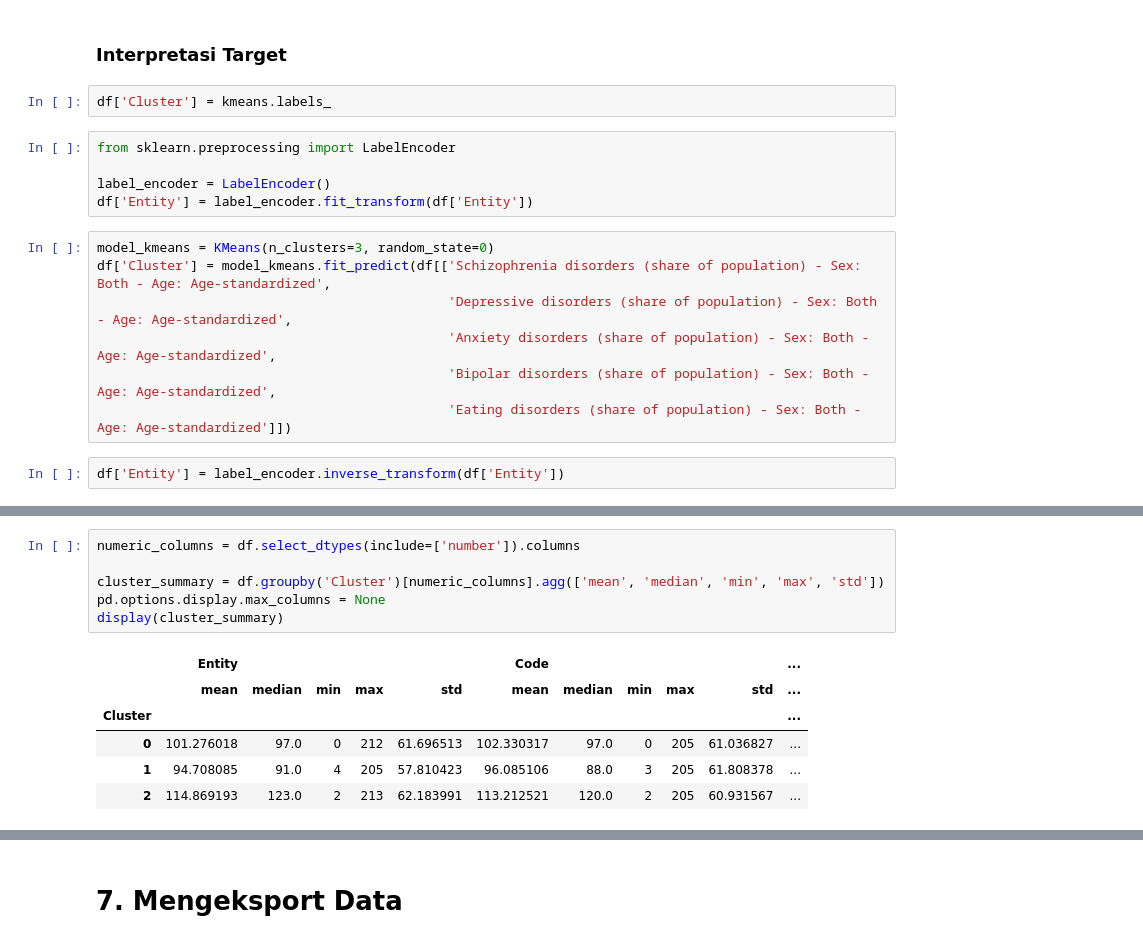
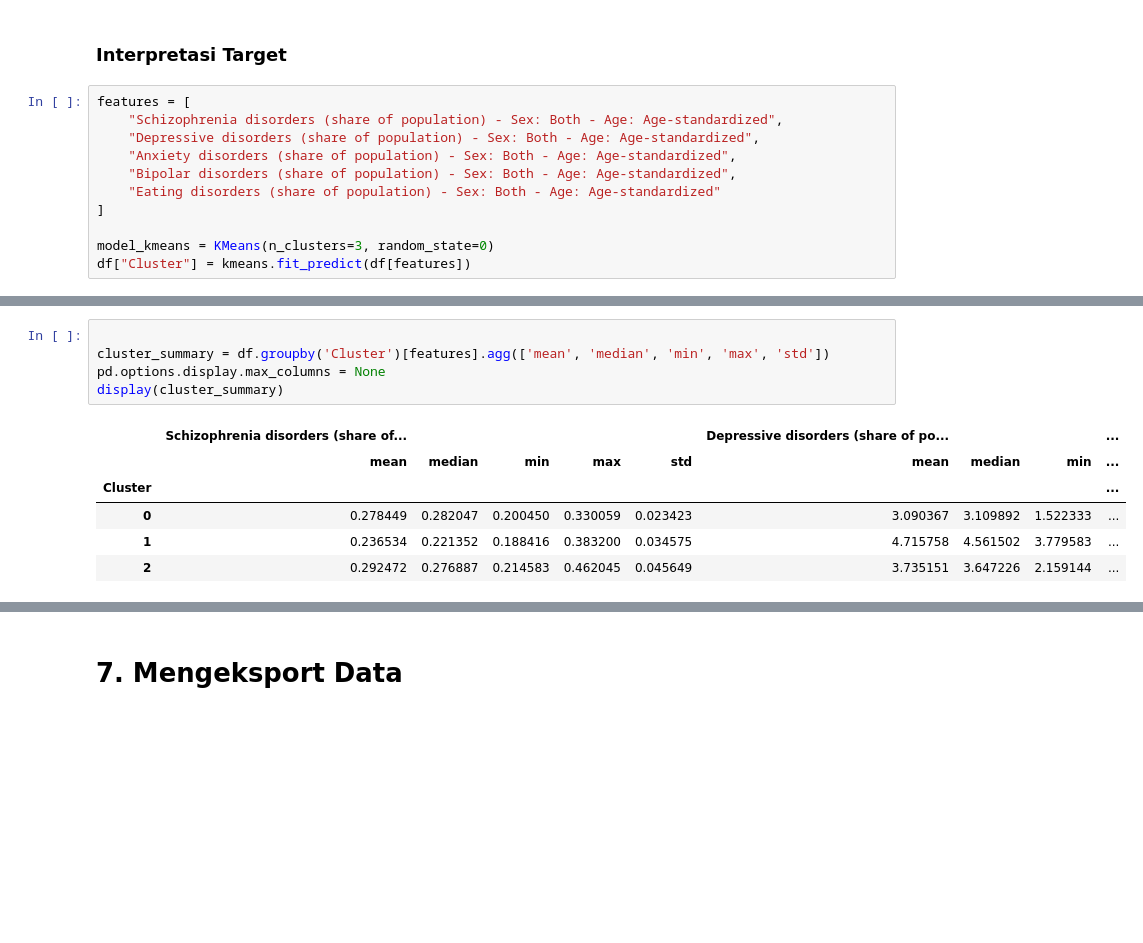
Before and after one commit to Nico-LeeNH/Machine-Learning_Proyek, a Jupyter notebook: Clustering.ipynb, the cells around one changed output, grey strips where cells are left out. Saved outputs shown, nothing was run; the diff lists cells and outputs as text; blank space fills up the shorter version.

```diff
--- a/Clustering.ipynb
+++ b/Clustering.ipynb
@@ -444,19 +406,14 @@ Centroid 10: PCA1 = 3.03, PCA2 = 4.54
 ## **e. Analisis dan Interpretasi Hasil Cluster**
 # %% [markdown]
 ### Interpretasi Target
-# %%
-df['Cluster'] = kmeans.labels_
-# %%
-from sklearn.preprocessing import LabelEncoder
-
-label_encoder = LabelEncoder()
-df['Entity'] = label_encoder.fit_transform(df['Entity'])
 # %%
+features = [
+    "Schizophrenia disorders (share of population) - Sex: Both - Age: Age-standardized",
+    "Depressive disorders (share of population) - Sex: Both - Age: Age-standardized",
+    "Anxiety disorders (share of population) - Sex: Both - Age: Age-standardized",
+    "Bipolar disorders (share of population) - Sex: Both - Age: Age-standardized",
+    "Eating disorders (share of population) - Sex: Both - Age: Age-standardized"
+]
+
 model_kmeans = KMeans(n_clusters=3, random_state=0)
-df['Cluster'] = model_kmeans.fit_predict(df[['Schizophrenia disorders (share of population) - Sex: Both - Age: Age-standardized',
-                                             'Depressive disorders (share of population) - Sex: Both - Age: Age-standardized',
-                                             'Anxiety disorders (share of population) - Sex: Both - Age: Age-standardized',
-                                             'Bipolar disorders (share of population) - Sex: Both - Age: Age-standardized',
-                                             'Eating disorders (share of population) - Sex: Both - Age: Age-standardized']])
+df["Cluster"] = kmeans.fit_predict(df[features])
-# %%
-df['Entity'] = label_encoder.inverse_transform(df['Entity'])
@@ -503,16 +420,15 @@ max       2.000000
 # %%
-numeric_columns = df.select_dtypes(include=['number']).columns
 
-cluster_summary = df.groupby('Cluster')[numeric_columns].agg(['mean', 'median', 'min', 'max', 'std'])
+cluster_summary = df.groupby('Cluster')[features].agg(['mean', 'median', 'min', 'max', 'std'])
 pd.options.display.max_columns = None
 display(cluster_summary)
 # %% [output]
-|  | Entity |  |  |  |  | Code |  |  |  |  | ... |
-|  | mean | median | min | max | std | mean | median | min | max | std | ... |
-| Cluster |  |  |  |  |  |  |  |  |  |  | ... |
-| 0 | 101.276018 | 97.0 | 0 | 212 | 61.696513 | 102.330317 | 97.0 | 0 | 205 | 61.036827 | ... |
-| 1 | 94.708085 | 91.0 | 4 | 205 | 57.810423 | 96.085106 | 88.0 | 3 | 205 | 61.808378 | ... |
-| 2 | 114.869193 | 123.0 | 2 | 213 | 62.183991 | 113.212521 | 120.0 | 2 | 205 | 60.931567 | ... |
+|  | Schizophrenia disorders (share of... |  |  |  |  | Depressive disorders (share of po... |  |  | ... |
+|  | mean | median | min | max | std | mean | median | min | ... |
+| Cluster |  |  |  |  |  |  |  |  | ... |
+| 0 | 0.278449 | 0.282047 | 0.200450 | 0.330059 | 0.023423 | 3.090367 | 3.109892 | 1.522333 | ... |
+| 1 | 0.236534 | 0.221352 | 0.188416 | 0.383200 | 0.034575 | 4.715758 | 4.561502 | 3.779583 | ... |
+| 2 | 0.292472 | 0.276887 | 0.214583 | 0.462045 | 0.045649 | 3.735151 | 3.647226 | 2.159144 | ... |
 # %%
 
 plt.figure(figsize=(12, 6))
```
Also changed, not shown: parts of 8 cells of this notebook, 1 other file.
